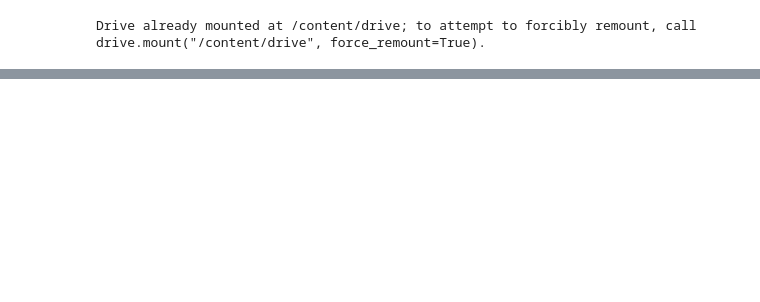
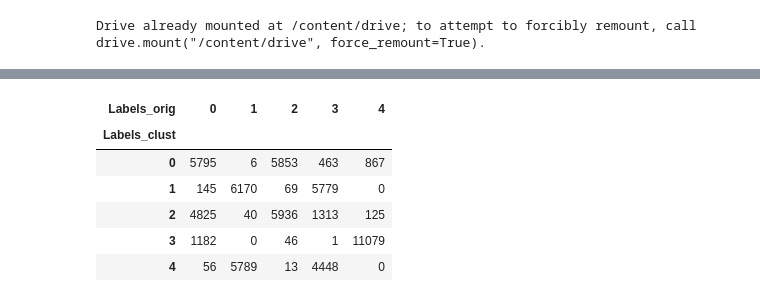
Before and after one commit to Ignacio-Ibarra/unsupervised-rice-image-segmentation, a Jupyter notebook: notebook_zip.ipynb, the cells around one changed output, grey strips where cells are left out. Saved outputs shown, nothing was run; the diff lists cells and outputs as text; code cells hidden in the pictures; blank space fills up the shorter version.

```diff
--- a/notebook_zip.ipynb
+++ b/notebook_zip.ipynb
@@ -147,0 +225,12 @@ x = pca.transform(features)
+# %%
+tmp = pd.DataFrame({'Labels_orig': y_train_test, 'Labels_clust': kmeans.labels_})# Create a DataFrame with labels and varieties as columns: df
+ct = pd.crosstab(tmp['Labels_clust'],tmp['Labels_orig']) # Create crosstab: ct
+ct
+# %% [output]
+| Labels_orig | 0 | 1 | 2 | 3 | 4 |
+| Labels_clust |  |  |  |  |  |
+| 0 | 5795 | 6 | 5853 | 463 | 867 |
+| 1 | 145 | 6170 | 69 | 5779 | 0 |
+| 2 | 4825 | 40 | 5936 | 1313 | 125 |
+| 3 | 1182 | 0 | 46 | 1 | 11079 |
+| 4 | 56 | 5789 | 13 | 4448 | 0 |
```
Also changed, not shown: parts of 17 cells of this notebook.
